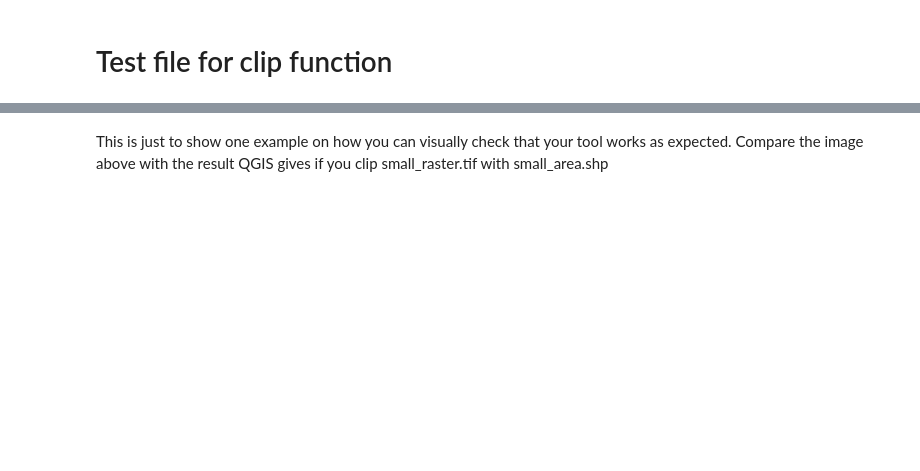
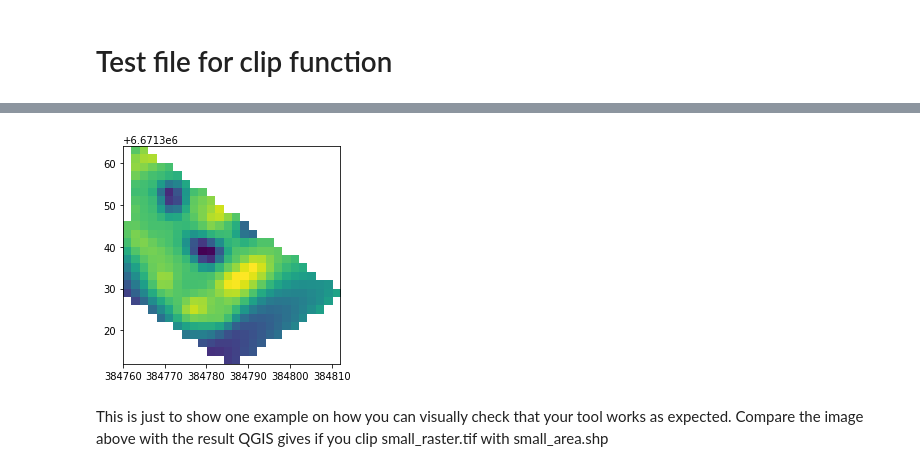
Before and after one commit to GispoCoding/eis_toolkit, a Jupyter notebook: notebooks/testing_clip.ipynb, the cells around one changed output, grey strips where cells are left out. Cells and saved outputs as stored; diff of their text form; code cells hidden in the pictures; blank space fills up the shorter version.

```diff
--- a/notebooks/testing_clip.ipynb
+++ b/notebooks/testing_clip.ipynb
@@ -41,0 +37,6 @@ pyplot.show()
+# %%
+# Do the clip
+out_image, out_meta = clip(
+    raster=input_raster,
+    polygon=input_polygon
+)
@@ -42,2 +46,11 @@ pyplot.show()
+# %%
+# See the result raster (write to tempfile to not generate an actual file)
+with tempfile.NamedTemporaryFile() as tmpfile:
+    with rio.open(tmpfile.name, "w", **out_meta) as dest:
+        dest.write(out_image)
+    with rio.open(tmpfile.name) as raster:
+        show(raster)
+# %% [output]
+[figure, added]
 # %% [markdown]
 This is just to show one example on how you can visually check that your tool works as expected. Compare the image above with the result QGIS gives if you clip small_raster.tif with small_area.shp
```
Also changed, not shown: parts of 8 cells of this notebook.
